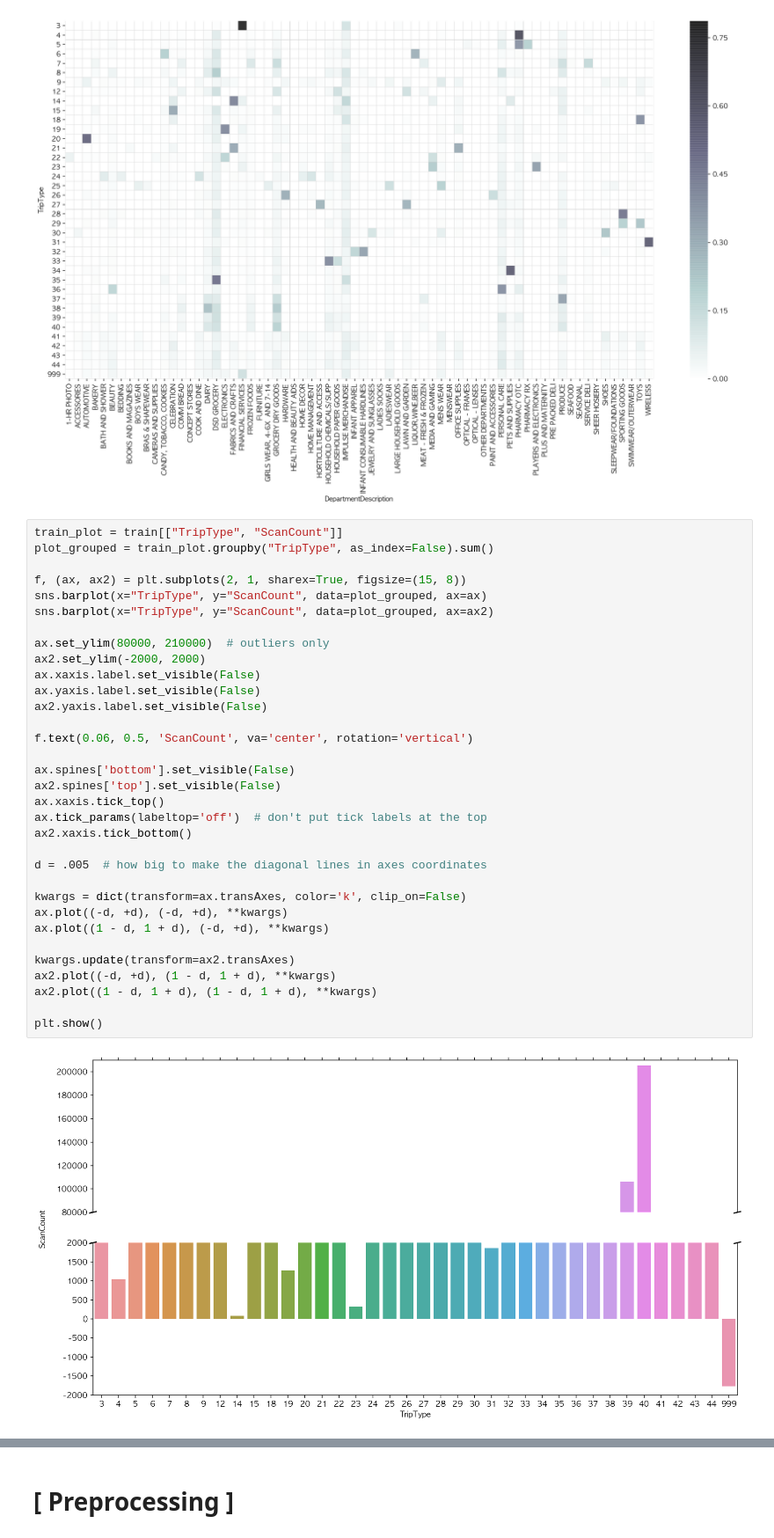
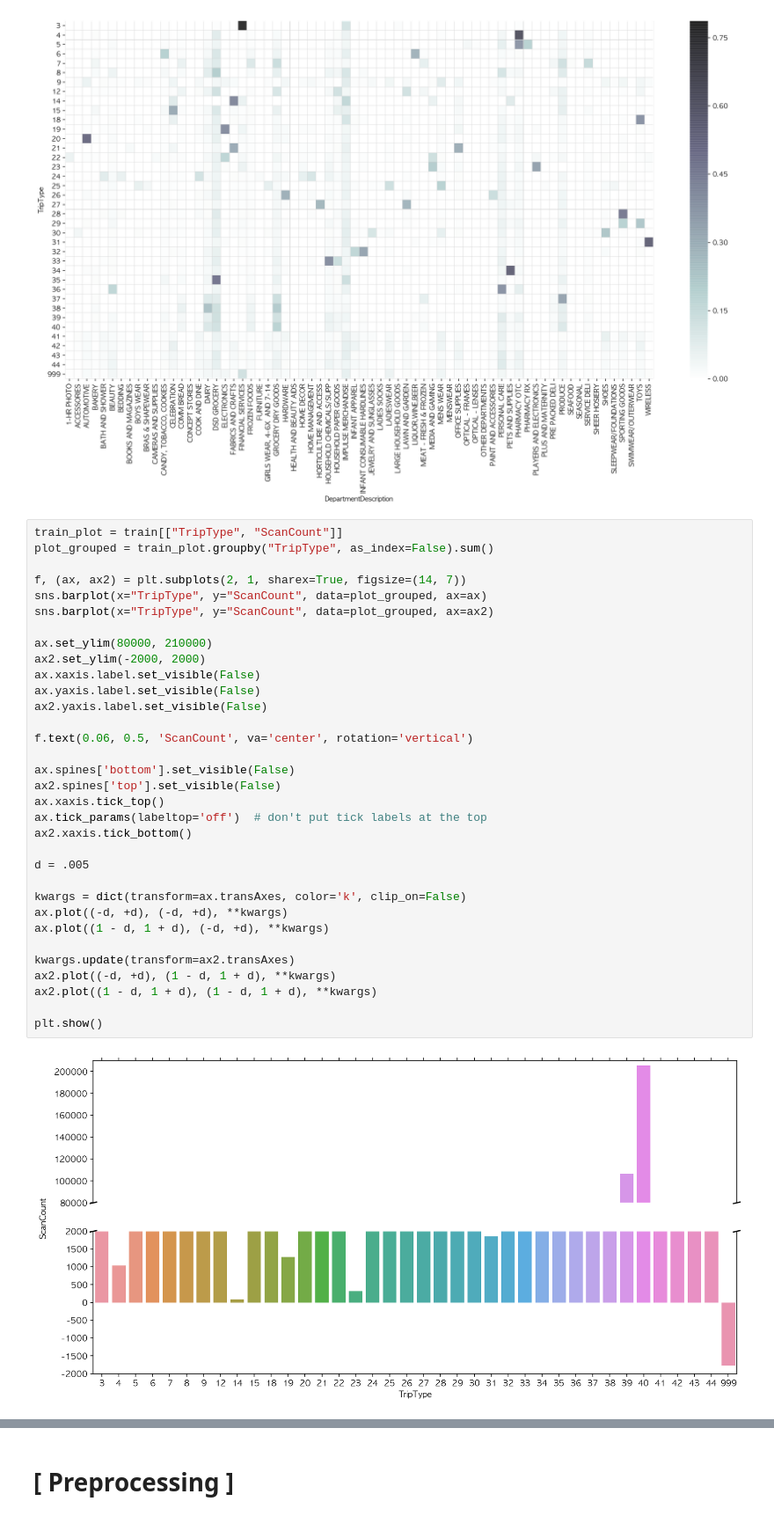
Before and after one commit to iayrots/dss7_SWYA_walmart, a Jupyter notebook: team2_(SWYA)_B/submission_draft.ipynb, the cells around one changed output, grey strips where cells are left out. Shown at 88% size. Saved outputs shown, nothing was run; the diff lists cells and outputs as text.

```diff
--- a/team2_(SWYA)_B/submission_draft.ipynb
+++ b/team2_(SWYA)_B/submission_draft.ipynb
@@ -199,34 +221,34 @@ sns.heatmap(trip_desc, linecolor="lightgrey", linewidths=0.02, cmap=plt.cm.bone_
 train_plot = train[["TripType", "ScanCount"]]
 plot_grouped = train_plot.groupby("TripType", as_index=False).sum()
 
-f, (ax, ax2) = plt.subplots(2, 1, sharex=True, figsize=(15, 8))
+f, (ax, ax2) = plt.subplots(2, 1, sharex=True, figsize=(14, 7))
 sns.barplot(x="TripType", y="ScanCount", data=plot_grouped, ax=ax)
 sns.barplot(x="TripType", y="ScanCount", data=plot_grouped, ax=ax2)
 
-ax.set_ylim(80000, 210000)  # outliers only
+ax.set_ylim(80000, 210000)
 ax2.set_ylim(-2000, 2000)
 ax.xaxis.label.set_visible(False)
 ax.yaxis.label.set_visible(False)
 ax2.yaxis.label.set_visible(False)
 
 f.text(0.06, 0.5, 'ScanCount', va='center', rotation='vertical')
 
 ax.spines['bottom'].set_visible(False)
 ax2.spines['top'].set_visible(False)
 ax.xaxis.tick_top()
 ax.tick_params(labeltop='off')  # don't put tick labels at the top
 ax2.xaxis.tick_bottom()
 
-d = .005  # how big to make the diagonal lines in axes coordinates
+d = .005
 
 kwargs = dict(transform=ax.transAxes, color='k', clip_on=False)
 ax.plot((-d, +d), (-d, +d), **kwargs)
 ax.plot((1 - d, 1 + d), (-d, +d), **kwargs)
 
 kwargs.update(transform=ax2.transAxes)
 ax2.plot((-d, +d), (1 - d, 1 + d), **kwargs)
 ax2.plot((1 - d, 1 + d), (1 - d, 1 + d), **kwargs)
 
 plt.show()
 # %% [output]
-[figure, old version]
+[figure, new version]
```
Also changed, not shown: parts of 20 cells of this notebook.
